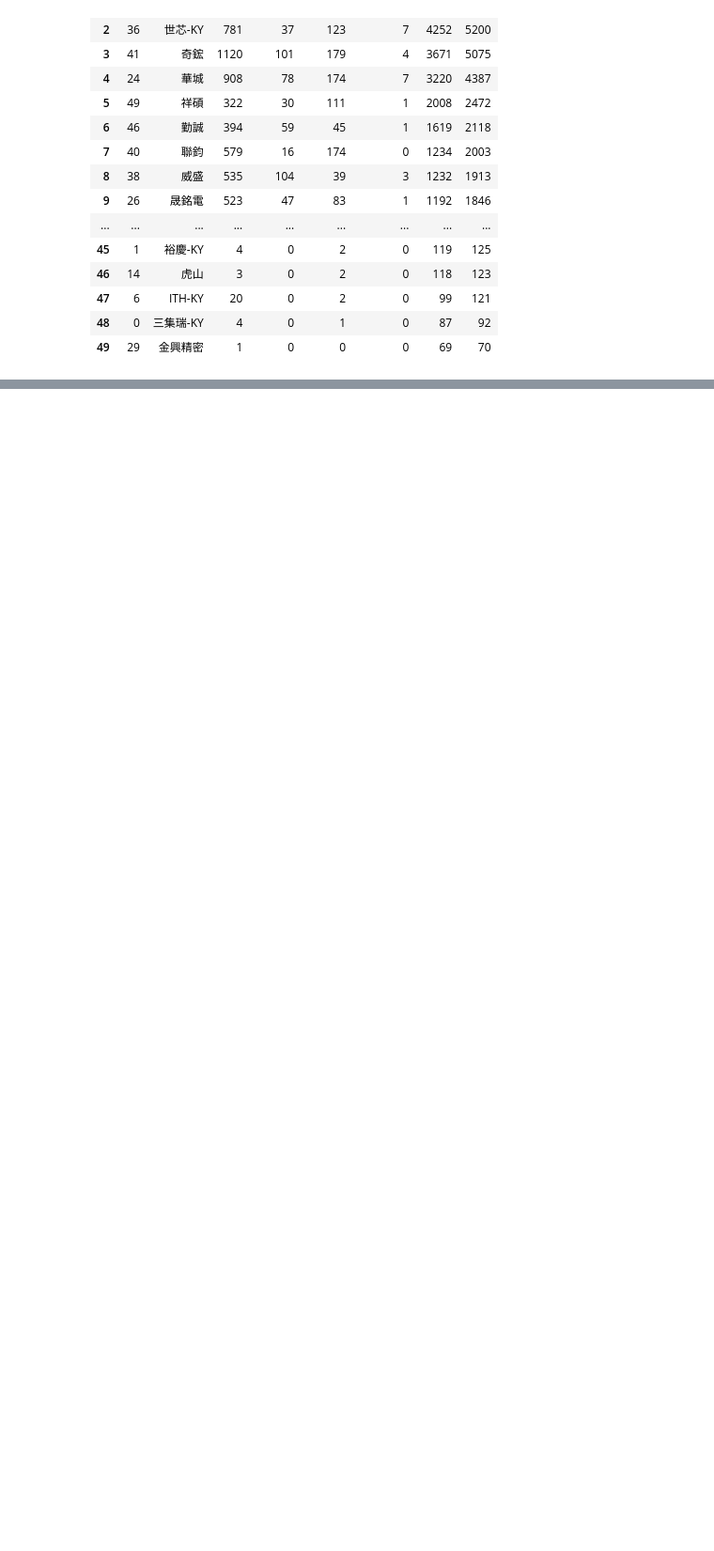
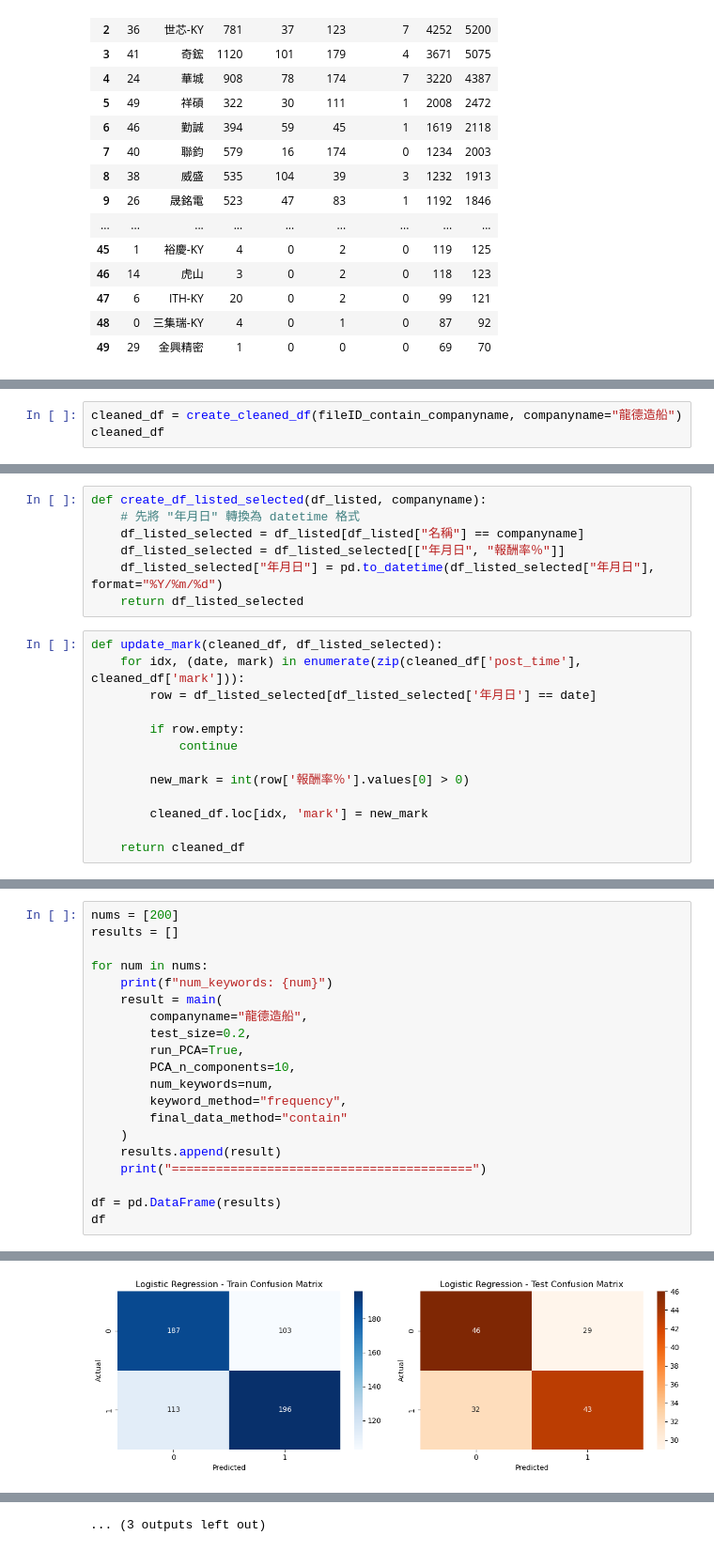
Before and after one commit to Bryant-Liu-TzuYang/BDA-Team-Cospace, a Jupyter notebook: Bryant.ipynb, the cells around one changed output, grey strips where cells are left out. Shown: that part at 94% size. Saved outputs shown, nothing was run; the diff lists cells and outputs as text; blank space fills up the shorter version.

```diff
--- a/Bryant.ipynb
+++ b/Bryant.ipynb
@@ -578,0 +241,3 @@ weighted avg       0.59      0.59      0.59       150
+# %%
+cleaned_df = create_cleaned_df(fileID_contain_companyname, companyname="龍德造船")
+cleaned_df
@@ -578,0 +260,20 @@ weighted avg       0.59      0.59      0.59       150
+# %%
+def create_df_listed_selected(df_listed, companyname):
+    # 先將 "年月日" 轉換為 datetime 格式
+    df_listed_selected = df_listed[df_listed["名稱"] == companyname]
+    df_listed_selected = df_listed_selected[["年月日", "報酬率％"]]
+    df_listed_selected["年月日"] = pd.to_datetime(df_listed_selected["年月日"], format="%Y/%m/%d")
+    return df_listed_selected
+# %%
+def update_mark(cleaned_df, df_listed_selected):
+    for idx, (date, mark) in enumerate(zip(cleaned_df['post_time'], cleaned_df['mark'])):
+        row = df_listed_selected[df_listed_selected['年月日'] == date]
+
+        if row.empty:
+            continue
+
+        new_mark = int(row['報酬率％'].values[0] > 0)
+
+        cleaned_df.loc[idx, 'mark'] = new_mark
+
+    return cleaned_df
@@ -578,0 +750,21 @@ weighted avg       0.59      0.59      0.59       150
+# %%
+nums = [200]
+results = []
+
+for num in nums:
+    print(f"num_keywords: {num}")
+    result = main(
+        companyname="龍德造船",
+        test_size=0.2,
+        run_PCA=True,
+        PCA_n_components=10,
+        num_keywords=num,
+        keyword_method="frequency",
+        final_data_method="contain"
+    )
+    results.append(result)
+    print("=========================================")
+
+df = pd.DataFrame(results)
+df
+# %% [output]
@@ -578,0 +795 @@ weighted avg       0.59      0.59      0.59       150
+[figure, added]
@@ -578,0 +885 @@ weighted avg       0.59      0.59      0.59       150
+... (3 outputs left out)
```
Also changed, not shown: parts of 43 cells of this notebook.
